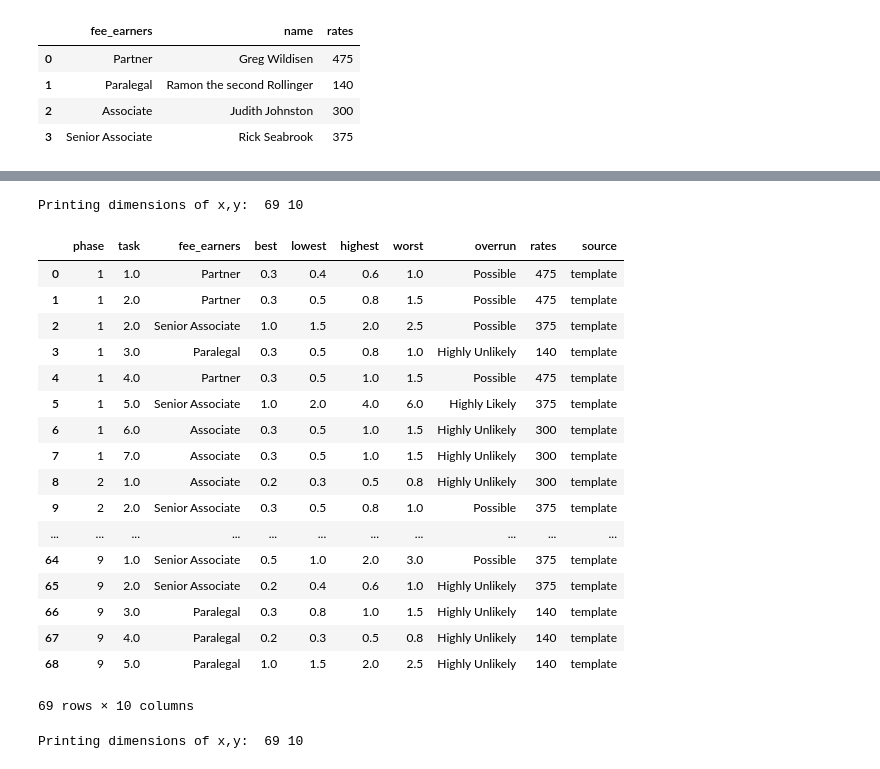
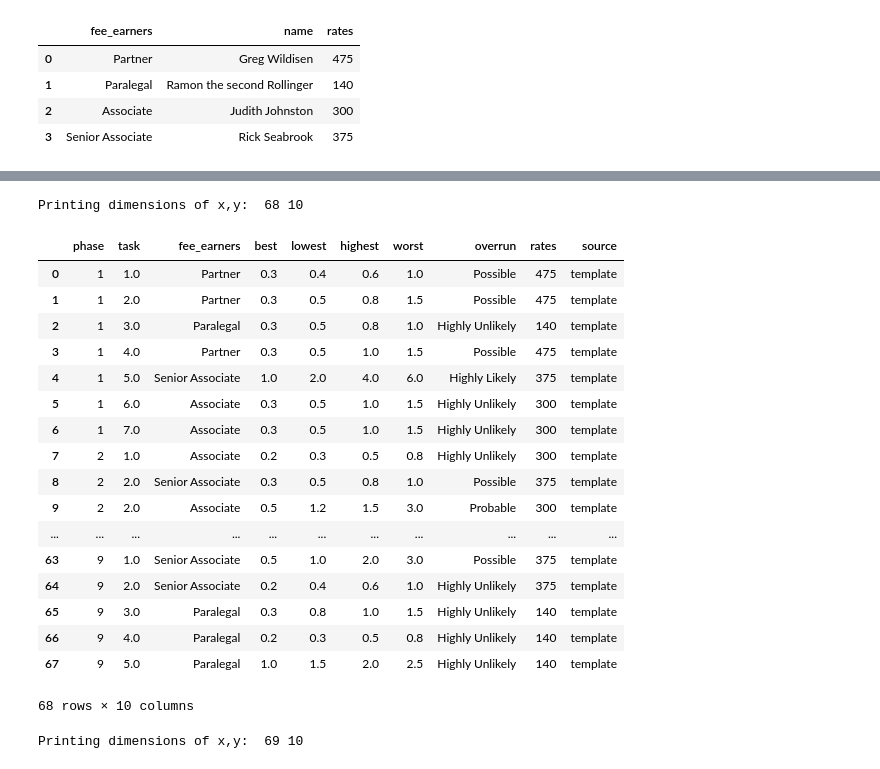
Before and after one commit to WillDerriman-VPD/deployableVersion, a Jupyter notebook: CSV processing.ipynb, the cells around one changed output, grey strips where cells are left out. Saved outputs shown, nothing was run; the diff lists cells and outputs as text; code cells hidden in the pictures.

```diff
--- a/CSV processing.ipynb
+++ b/CSV processing.ipynb
@@ -68,36 +70,36 @@ interactive(children=(Text(value='1', description='Index'), Button(description='
 # %%
-df_temp = pd.read_csv("temp_test2.2.csv", names=['phase','task','phase_name','assumption','exclusions','required','narrative','fee_earners','best','lowest','highest','worst','overrun'])
+df_temp = pd.read_csv(temp, names=['phase','task','phase_name','assumption','exclusions','required','narrative','fee_earners','best','lowest','highest','worst','overrun'])
 
 df_temp = df_temp.drop(columns = ['phase_name','assumption','exclusions','required','narrative'])
 df_temp = df_temp.dropna()
 df_temp = df_temp.merge(dfrates)
 df_temp = df_temp.drop(columns = ['name'])
 
 df_temp['source']='template'
 
 df_temp = df_temp.sort_values(by = ['phase','task'])
 df_temp = df_temp.reset_index(drop=True)
 (x,y) = df_temp.shape
 print("Printing dimensions of x,y: " , x ,y)
 df_temp
 # %% [output]
-Printing dimensions of x,y:  69 10
+Printing dimensions of x,y:  68 10
 |  | phase | task | fee_earners | best | lowest | highest | worst | overrun | rates | source |
 | 0 | 1 | 1.0 | Partner | 0.3 | 0.4 | 0.6 | 1.0 | Possible | 475 | template |
 | 1 | 1 | 2.0 | Partner | 0.3 | 0.5 | 0.8 | 1.5 | Possible | 475 | template |
-| 2 | 1 | 2.0 | Senior Associate | 1.0 | 1.5 | 2.0 | 2.5 | Possible | 375 | template |
-| 3 | 1 | 3.0 | Paralegal | 0.3 | 0.5 | 0.8 | 1.0 | Highly Unlikely | 140 | template |
-| 4 | 1 | 4.0 | Partner | 0.3 | 0.5 | 1.0 | 1.5 | Possible | 475 | template |
-| 5 | 1 | 5.0 | Senior Associate | 1.0 | 2.0 | 4.0 | 6.0 | Highly Likely | 375 | template |
-| 6 | 1 | 6.0 | Associate | 0.3 | 0.5 | 1.0 | 1.5 | Highly Unlikely | 300 | template |
-| 7 | 1 | 7.0 | Associate | 0.3 | 0.5 | 1.0 | 1.5 | Highly Unlikely | 300 | template |
-| 8 | 2 | 1.0 | Associate | 0.2 | 0.3 | 0.5 | 0.8 | Highly Unlikely | 300 | template |
-| 9 | 2 | 2.0 | Senior Associate | 0.3 | 0.5 | 0.8 | 1.0 | Possible | 375 | template |
+| 2 | 1 | 3.0 | Paralegal | 0.3 | 0.5 | 0.8 | 1.0 | Highly Unlikely | 140 | template |
+| 3 | 1 | 4.0 | Partner | 0.3 | 0.5 | 1.0 | 1.5 | Possible | 475 | template |
+| 4 | 1 | 5.0 | Senior Associate | 1.0 | 2.0 | 4.0 | 6.0 | Highly Likely | 375 | template |
+| 5 | 1 | 6.0 | Associate | 0.3 | 0.5 | 1.0 | 1.5 | Highly Unlikely | 300 | template |
+| 6 | 1 | 7.0 | Associate | 0.3 | 0.5 | 1.0 | 1.5 | Highly Unlikely | 300 | template |
+| 7 | 2 | 1.0 | Associate | 0.2 | 0.3 | 0.5 | 0.8 | Highly Unlikely | 300 | template |
+| 8 | 2 | 2.0 | Senior Associate | 0.3 | 0.5 | 0.8 | 1.0 | Possible | 375 | template |
+| 9 | 2 | 2.0 | Associate | 0.5 | 1.2 | 1.5 | 3.0 | Probable | 300 | template |
 | ... | ... | ... | ... | ... | ... | ... | ... | ... | ... | ... |
-| 64 | 9 | 1.0 | Senior Associate | 0.5 | 1.0 | 2.0 | 3.0 | Possible | 375 | template |
-| 65 | 9 | 2.0 | Senior Associate | 0.2 | 0.4 | 0.6 | 1.0 | Highly Unlikely | 375 | template |
-| 66 | 9 | 3.0 | Paralegal | 0.3 | 0.8 | 1.0 | 1.5 | Highly Unlikely | 140 | template |
-| 67 | 9 | 4.0 | Paralegal | 0.2 | 0.3 | 0.5 | 0.8 | Highly Unlikely | 140 | template |
-| 68 | 9 | 5.0 | Paralegal | 1.0 | 1.5 | 2.0 | 2.5 | Highly Unlikely | 140 | template |
+| 63 | 9 | 1.0 | Senior Associate | 0.5 | 1.0 | 2.0 | 3.0 | Possible | 375 | template |
+| 64 | 9 | 2.0 | Senior Associate | 0.2 | 0.4 | 0.6 | 1.0 | Highly Unlikely | 375 | template |
+| 65 | 9 | 3.0 | Paralegal | 0.3 | 0.8 | 1.0 | 1.5 | Highly Unlikely | 140 | template |
+| 66 | 9 | 4.0 | Paralegal | 0.2 | 0.3 | 0.5 | 0.8 | Highly Unlikely | 140 | template |
+| 67 | 9 | 5.0 | Paralegal | 1.0 | 1.5 | 2.0 | 2.5 | Highly Unlikely | 140 | template |
-69 rows × 10 columns
+68 rows × 10 columns
 # %%
```
Also changed, not shown: parts of 4 cells of this notebook.
